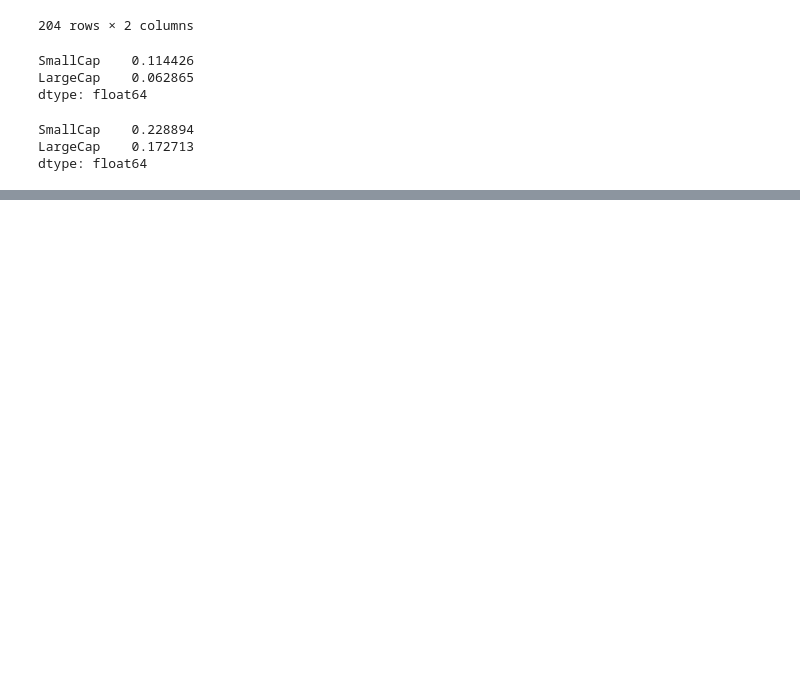
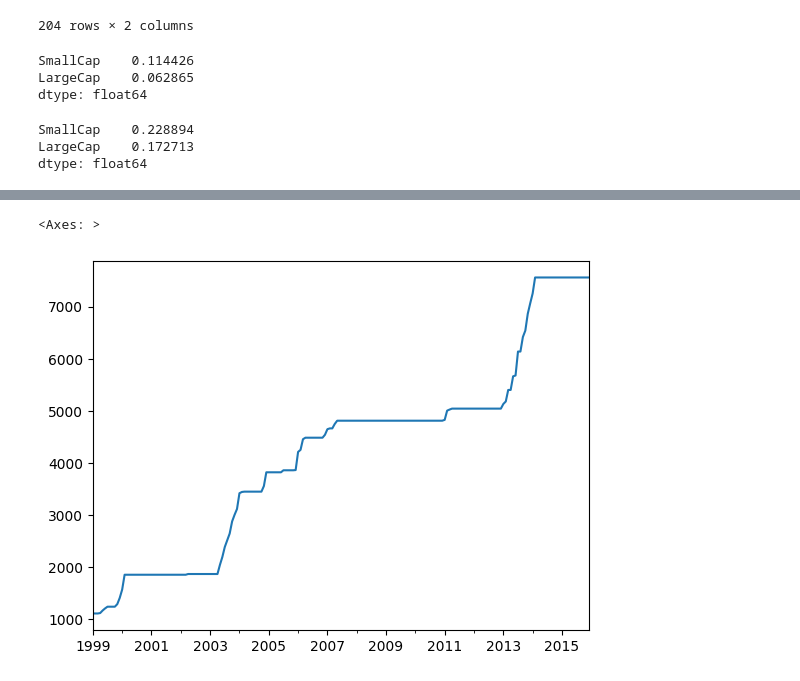
Before and after one commit to tho-hk/edhec-portfolio-construction, a Jupyter notebook: nb/risk_adj_returns.ipynb, the cells around one changed output, grey strips where cells are left out. Drawn from its saved outputs; the diff is of its cells as text; code cells hidden in the pictures; blank space fills up the shorter version.

```diff
--- a/nb/risk_adj_returns.ipynb
+++ b/nb/risk_adj_returns.ipynb
@@ -241,0 +270,6 @@ dtype: float64
+# %%
+prev_peaks = wealth_index.cummax()
+prev_peaks.plot()
+# %% [output]
+<Axes: >
+[figure, added]
```
Also changed, not shown: parts of 7 cells of this notebook.
